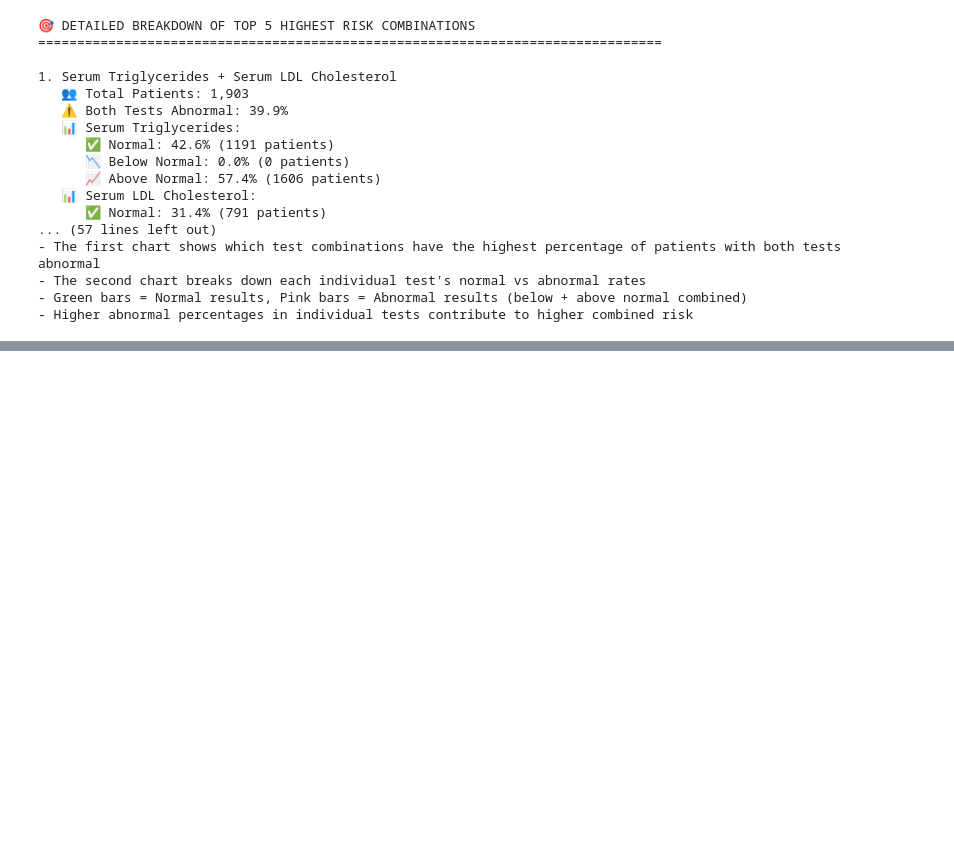
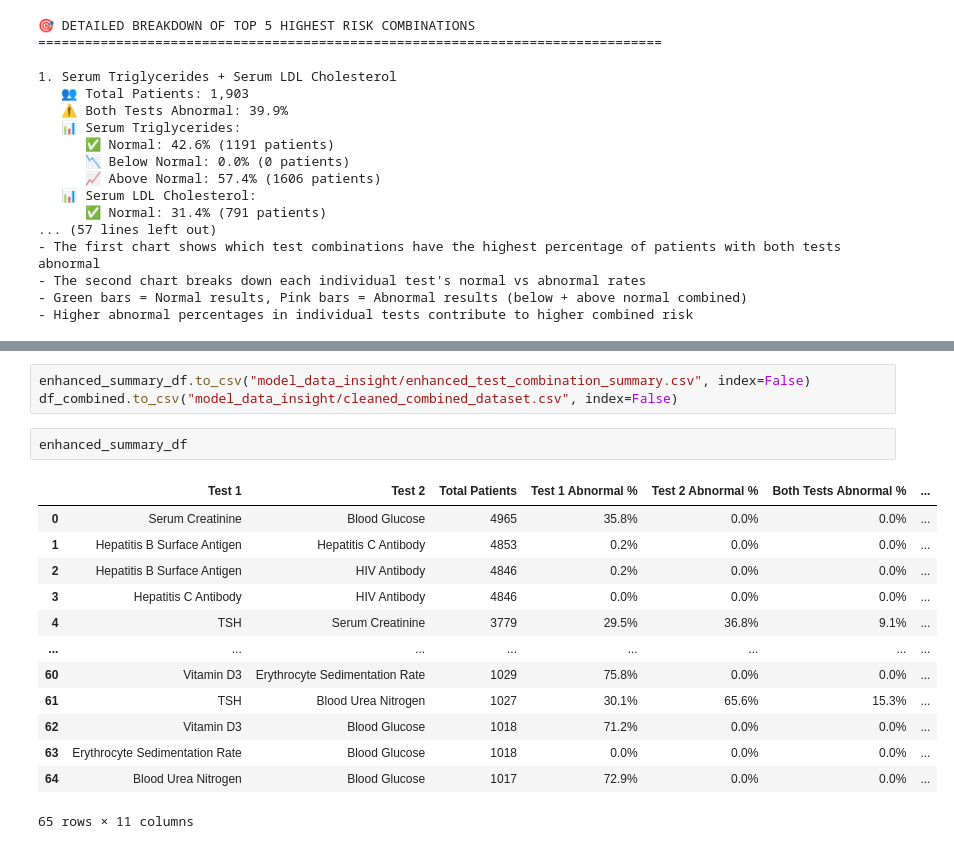
Before and after one commit to Akar-30/health_data, a Jupyter notebook: data_gathering_and_cleaning.ipynb, the cells around one changed output, grey strips where cells are left out. Saved outputs shown, nothing was run; the diff lists cells and outputs as text; blank space fills up the shorter version.

```diff
--- a/data_gathering_and_cleaning.ipynb
+++ b/data_gathering_and_cleaning.ipynb
@@ -2496,0 +2517,19 @@ print("- Higher abnormal percentages in individual tests contribute to higher co
+# %%
+enhanced_summary_df.to_csv("model_data_insight/enhanced_test_combination_summary.csv", index=False)
+df_combined.to_csv("model_data_insight/cleaned_combined_dataset.csv", index=False)
+# %%
+enhanced_summary_df
+# %% [output]
+|  | Test 1 | Test 2 | Total Patients | Test 1 Abnormal % | Test 2 Abnormal % | Both Tests Abnormal % | ... |
+| 0 | Serum Creatinine | Blood Glucose | 4965 | 35.8% | 0.0% | 0.0% | ... |
+| 1 | Hepatitis B Surface Antigen | Hepatitis C Antibody | 4853 | 0.2% | 0.0% | 0.0% | ... |
+| 2 | Hepatitis B Surface Antigen | HIV Antibody | 4846 | 0.2% | 0.0% | 0.0% | ... |
+| 3 | Hepatitis C Antibody | HIV Antibody | 4846 | 0.0% | 0.0% | 0.0% | ... |
+| 4 | TSH | Serum Creatinine | 3779 | 29.5% | 36.8% | 9.1% | ... |
+| ... | ... | ... | ... | ... | ... | ... | ... |
+| 60 | Vitamin D3 | Erythrocyte Sedimentation Rate | 1029 | 75.8% | 0.0% | 0.0% | ... |
+| 61 | TSH | Blood Urea Nitrogen | 1027 | 30.1% | 65.6% | 15.3% | ... |
+| 62 | Vitamin D3 | Blood Glucose | 1018 | 71.2% | 0.0% | 0.0% | ... |
+| 63 | Erythrocyte Sedimentation Rate | Blood Glucose | 1018 | 0.0% | 0.0% | 0.0% | ... |
+| 64 | Blood Urea Nitrogen | Blood Glucose | 1017 | 72.9% | 0.0% | 0.0% | ... |
+65 rows × 11 columns
```
Also changed, not shown: parts of 9 cells of this notebook, 7 other files.
